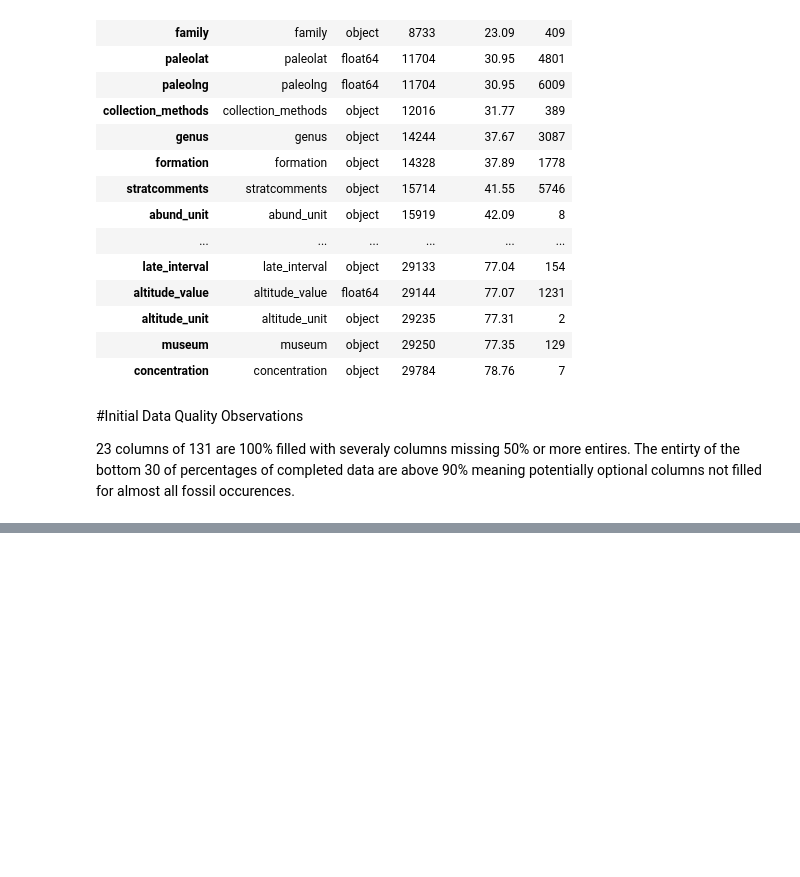
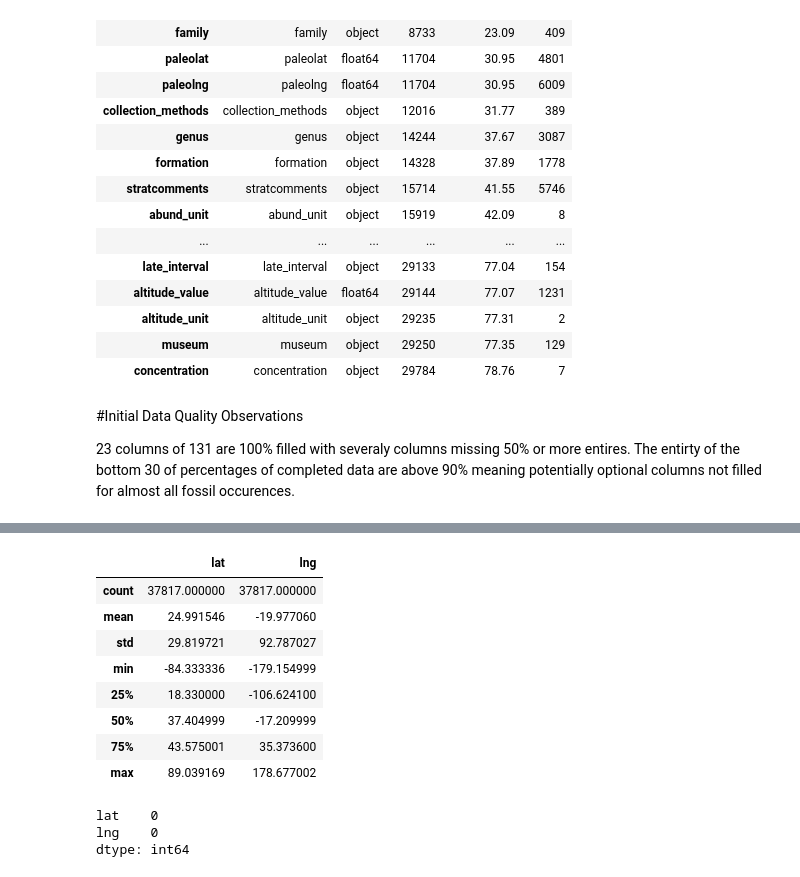
Before and after one commit to gilmorejh/dinosaur-fossil-explorer, a Jupyter notebook: notebooks/explore_data.ipynb, the cells around one changed output, grey strips where cells are left out. Drawn from its saved outputs; the diff is of its cells as text; code cells hidden in the pictures; blank space fills up the shorter version.

```diff
--- a/notebooks/explore_data.ipynb
+++ b/notebooks/explore_data.ipynb
@@ -136,0 +381,18 @@ column_profile[
+# %%
+df[['lat','lng']].describe()
+# %% [output]
+|  | lat | lng |
+| count | 37817.000000 | 37817.000000 |
+| mean | 24.991546 | -19.977060 |
+| std | 29.819721 | 92.787027 |
+| min | -84.333336 | -179.154999 |
+| 25% | 18.330000 | -106.624100 |
+| 50% | 37.404999 | -17.209999 |
+| 75% | 43.575001 | 35.373600 |
+| max | 89.039169 | 178.677002 |
+# %%
+df[['lat','lng']].isna().sum()
+# %% [output]
+lat    0
+lng    0
+dtype: int64
```
Also changed, not shown: parts of 40 cells of this notebook.
